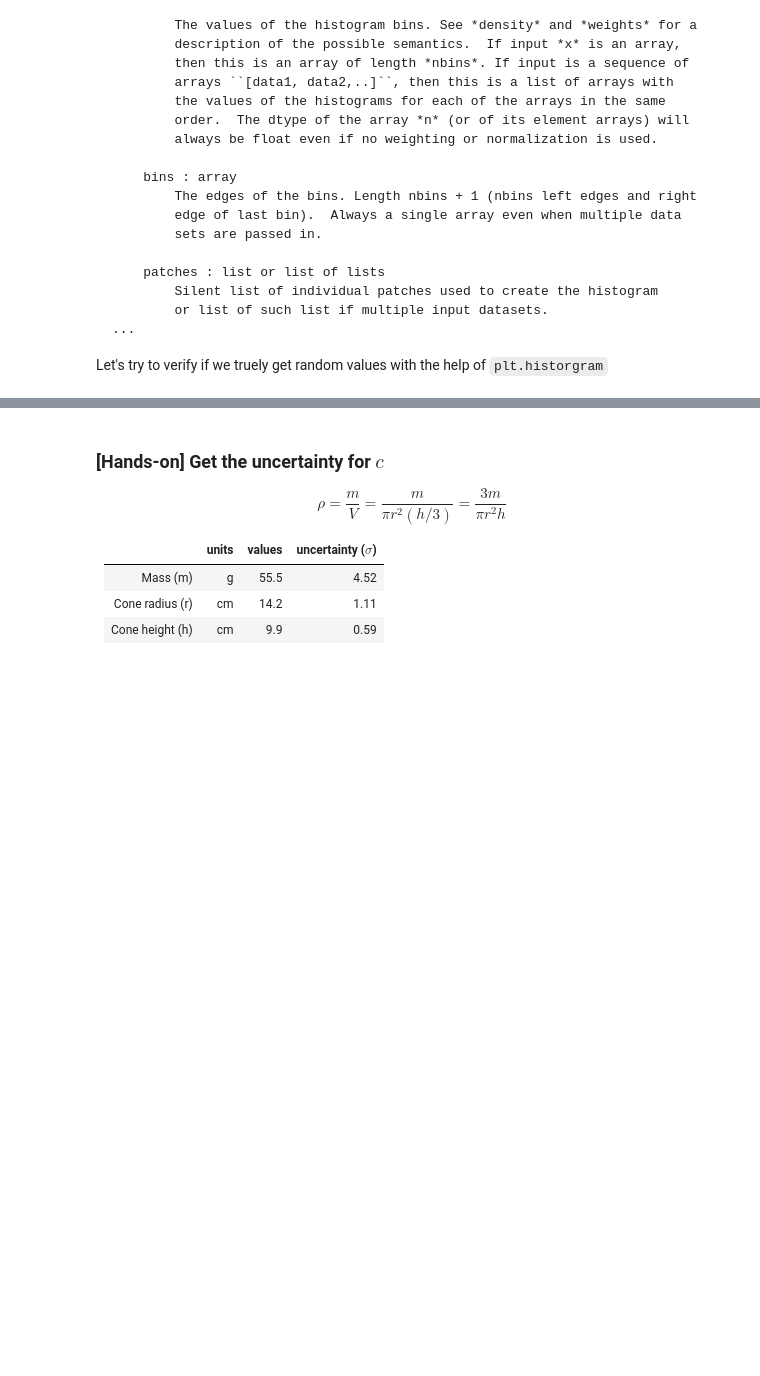
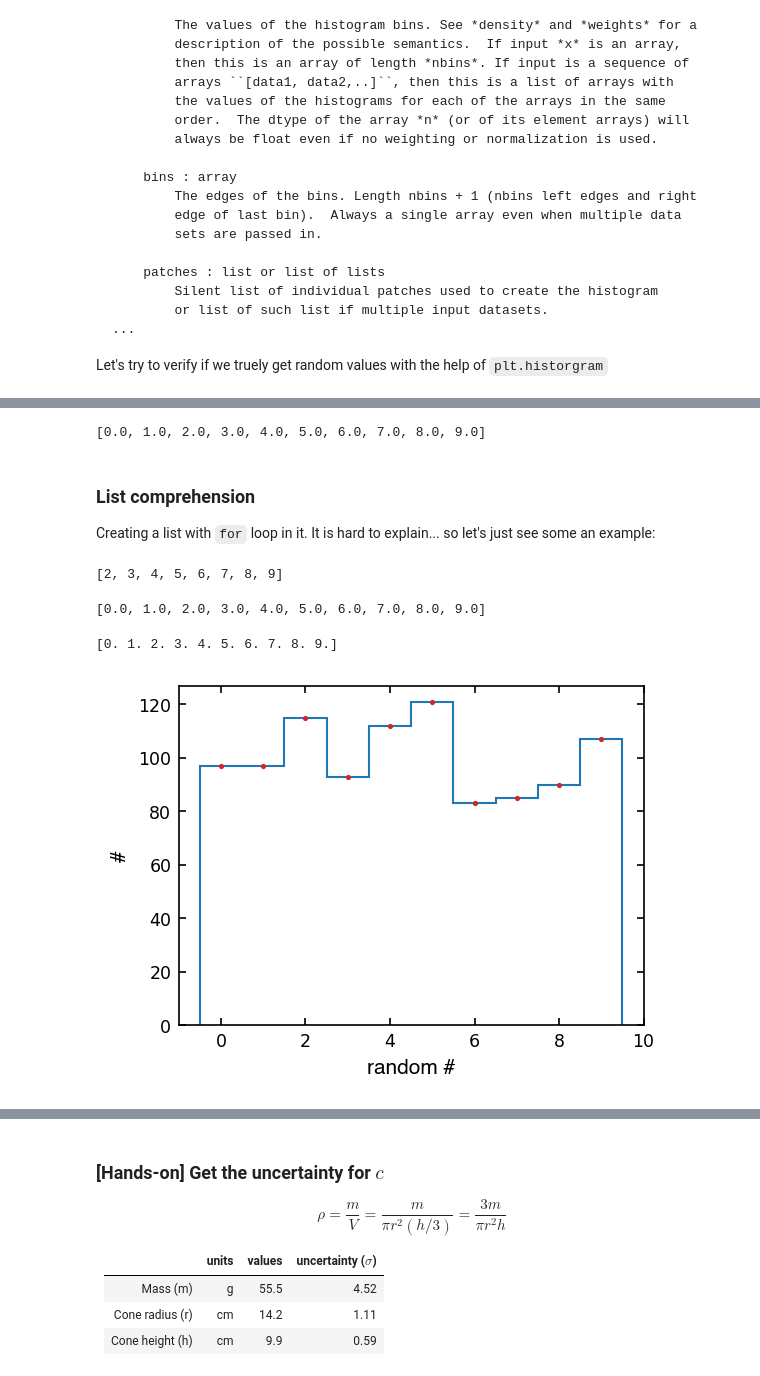
Before and after one commit to cjtu/spirl, a Jupyter notebook: spirl/f21_a4.ipynb, the cells around one changed output, grey strips where cells are left out. Drawn from its saved outputs; the diff is of its cells as text; code cells hidden in the pictures; blank space fills up the shorter version.

```diff
--- a/spirl/f21_a4.ipynb
+++ b/spirl/f21_a4.ipynb
@@ -173,25 +211,65 @@ Appaently, type in or just copy the list above is cheating...
+# %%
+# Answer 1 -- using the for loop
+
+bin_center = []
+for i in range(len(edges)-1):
+
+    bin_center.append(
+        (edges[i] + edges[i+1]) / 2
+    )
+
+print(bin_center)
+# %% [output]
+[0.0, 1.0, 2.0, 3.0, 4.0, 5.0, 6.0, 7.0, 8.0, 9.0]
+# %% [markdown]
+### List comprehension
+
+Creating a list with `for` loop in it.
+It is hard to explain... so let's just see some an example:
+# %%
+a_list = [1, 2, 3, 4, 5, 6, 7, 8]
+
+a_plus_1_list = [i+1 for i in a_list]
+print(a_plus_1_list)
+# %% [output]
+[2, 3, 4, 5, 6, 7, 8, 9]
+# %%
+# Answer 2 -- using the list comprehension
+
+bin_center = [(edges[i] + edges[i+1]) / 2 for i in range(len(edges)-1)]
+print(bin_center)
+# %% [output]
+[0.0, 1.0, 2.0, 3.0, 4.0, 5.0, 6.0, 7.0, 8.0, 9.0]
+# %%
+# Answer 3 -- array slicing (recommended)
+
+bin_center = (edges[:-1] + edges[1:])/2
+print(bin_center)
+# %% [output]
+[0. 1. 2. 3. 4. 5. 6. 7. 8. 9.]
 # %%
 # random number setup
 draw_range = (0, 10)
-draw_times = 100
+draw_times = 1000
 
 rng = np.random.default_rng()       # this time put in the seed value
 random_ints = rng.integers(*draw_range,
                             draw_times)
 
 # plotting
 f = plt.figure(facecolor='white', figsize=(4,3), dpi=150 )
 ax1 = f.subplots(1, 1)
 
 # plot the histogram
 n, edges, _ = ax1.hist(random_ints, range = (-0.5, 9.5), bins=10, histtype='step')
 
 bin_center = (edges[:-1] + edges[1:])/2
 ax1.plot(bin_center, n, '.', ms=3, c='tab:red')
 
-ax1.legend(fontsize='small')
 xlabel = 'random #'; ylabel = '#'
 set_plot_axis_label(ax1, xlabel, ylabel)
+# %% [output]
+[figure, added]
 # %% [markdown]
 ## Python Numpy Random Generator -- random draw from a model distrbution
 
```
Also changed, not shown: parts of 32 cells of this notebook.
